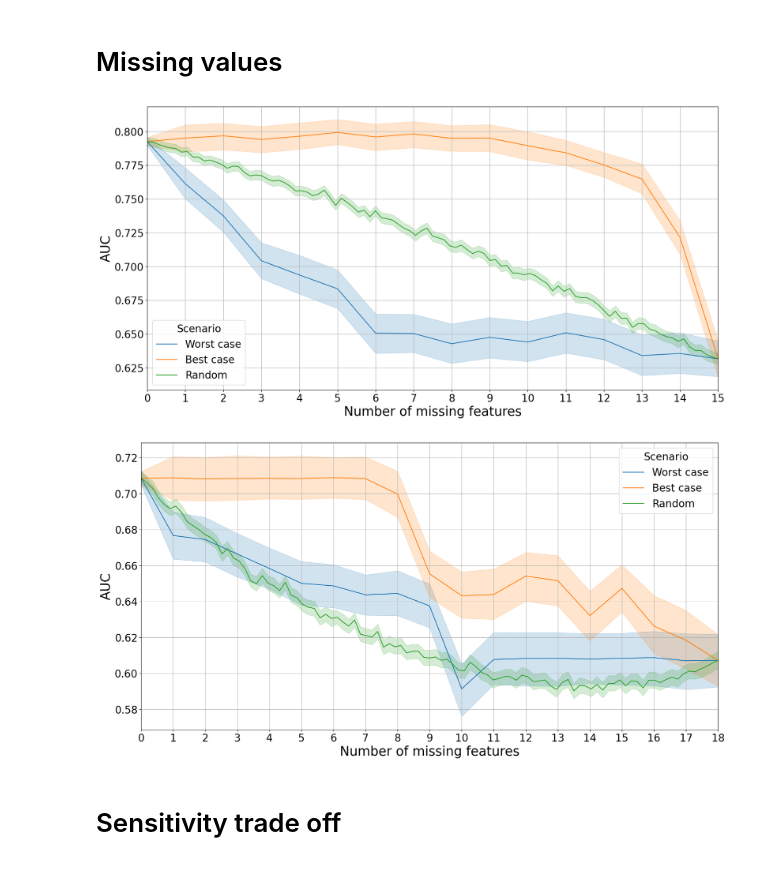
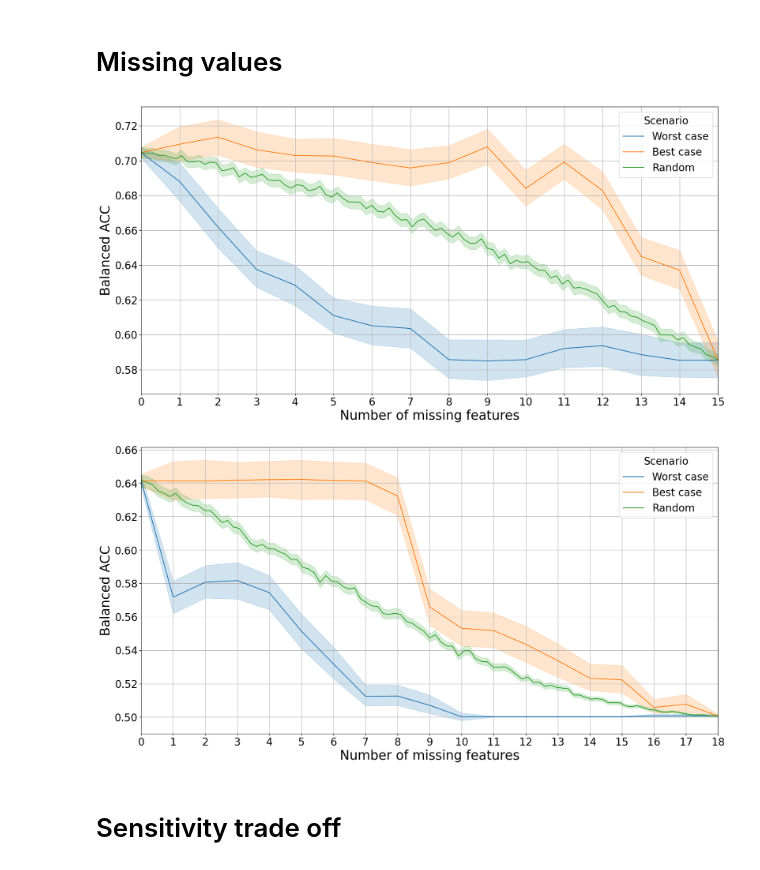
Before and after one commit to N-Nieto/MACRO_experiments, a Jupyter notebook: code/plot_figures_paper_v2.ipynb, the cells around one changed output. Drawn from its saved outputs; the diff is of its cells as text; code cells hidden in the pictures.

```diff
--- a/code/plot_figures_paper_v2.ipynb
+++ b/code/plot_figures_paper_v2.ipynb
@@ -782,7 +849,7 @@ results_inverse["Scenario"] = "Best case"
 
 
 fig, ax = plt.subplots(1, 1, figsize=[20, 10])
-metric_to_plot = "AUC"
+metric_to_plot = "Balanced ACC"
 results_mv = pd.concat([results_direct,results_inverse,results_random])
 results_mv_to_plot = results_mv[results_mv["Model"] == "24hs"]
 
@@ -799,7 +866,7 @@ plt.xticks(custom_ticks)
 # plt.title("Missing values impact in 24hs Model")
 plt.show()
 # %% [output]
-[figure, old version]
+[figure, new version]
 # %%
 data_dir = "/home/nnieto/Nico/MODS_project/CULPRIT_project/output/optuna/missing_values/"
 
@@ -810,36 +877,36 @@ results_random["Scenario"] = "Random"
 results_0 = results_random[results_random["Percenage_nan"] == 0]
 
 results_direct = pd.read_csv(data_dir + "missing_values_10foldx10rep_direct_admission.csv", index_col=0)
 results_direct["Percenage_nan"] = results_direct["Percenage_nan"] +1
 results_direct = pd.concat([results_0,results_direct])
 results_direct["Scenario"] = "Worst case"
 
 results_inverse = pd.read_csv(data_dir + "missing_values_10foldx10rep_inverse_admission.csv", index_col=0)
 
 results_inverse["Percenage_nan"] = results_inverse["Percenage_nan"] + 1
 results_inverse = pd.concat([results_inverse,results_0])
 results_inverse["Scenario"] = "Best case"
 
 
 fig, ax = plt.subplots(1, 1, figsize=[20, 10])
-metric_to_plot = "AUC"
+metric_to_plot = "Balanced ACC"
 results_mv = pd.concat([results_direct,results_inverse,results_random])
 results_mv_to_plot = results_mv[results_mv["Model"] == "Admission"]
 
 sns.lineplot(
     data=results_mv_to_plot,
     x="Percenage_nan", y=metric_to_plot,
     hue="Scenario", ax=ax
 )
 plt.grid()
 plt.xlim(0,18)
 plt.xlabel("Number of missing features")
 custom_ticks = np.arange(0, 19, 1)  # Range from 0 to 1 with step of 0.1
 plt.xticks(custom_ticks)
-# plt.title("Missing values impact in Admission Model")ç
+# plt.title("Missing values impact in Admission Model")
 plt.show()
 # %% [output]
-[figure, old version]
+[figure, new version]
 # %% [markdown]
 # Sensitivity trade off
 # %%
```
Also changed, not shown: parts of 14 cells of this notebook, 6 other files.
